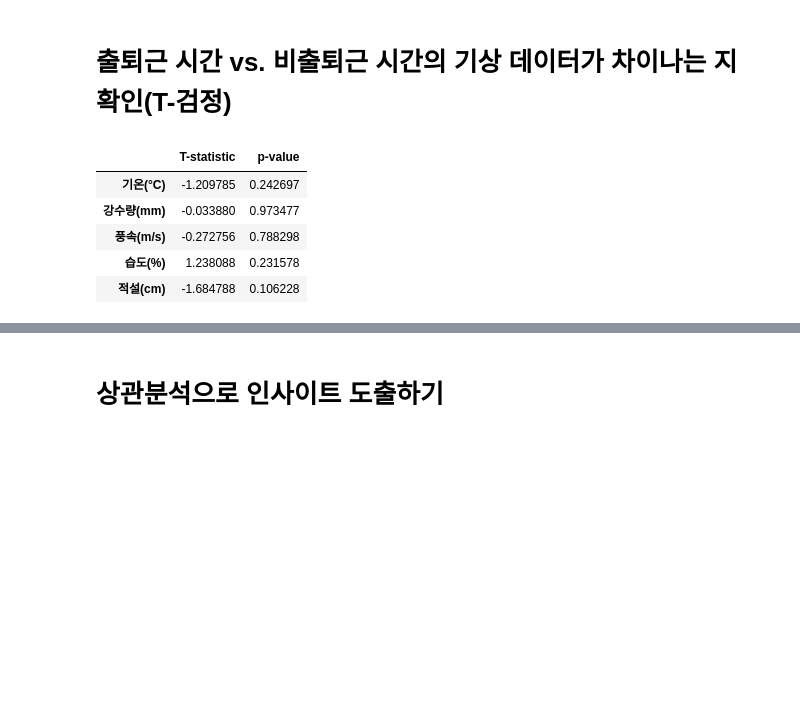
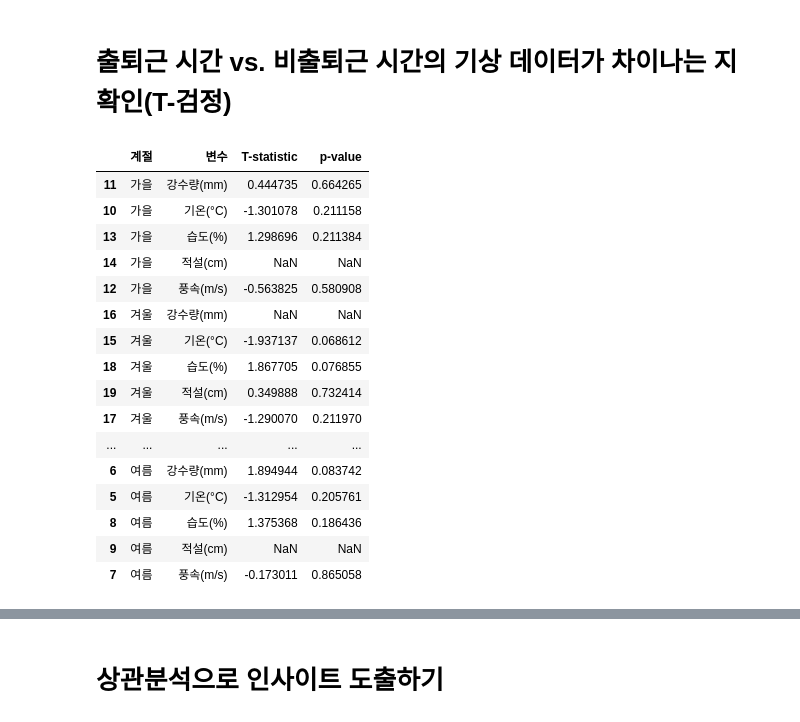
Before and after one commit to hannania7/Correlation-Analysis_toyproject, a Jupyter notebook: 데이터/코드/project.ipynb, the cells around one changed output, grey strips where cells are left out. Drawn from its saved outputs; the diff is of its cells as text; code cells hidden in the pictures; blank space fills up the shorter version.

```diff
--- a/데이터/코드/project.ipynb
+++ b/데이터/코드/project.ipynb
@@ -212,32 +181,64 @@ result_data2
 # %%
 from scipy.stats import ttest_ind
 
-# 출퇴근 시간 구분 (6~9시, 18~21시)
-result_data2['출퇴근구분'] = result_data2['승차시간구분'].apply(
-    lambda x: '출퇴근시간' if (6 <= x <= 9 or 18 <= x <= 21) else '비출퇴근시간'
-)
+# result_data1, result_data2, result_data3, result_data4를 포함한다고 가정하고 t-검정을 수행
+dataframes = [result_data1, result_data2, result_data3, result_data4]
 
-# 출퇴근 시간 vs 비출퇴근 시간의 기상 데이터 평균 비교 (기온, 강수량, 풍속, 습도, 적설)
-weather_columns = ['기온(°C)', '강수량(mm)', '풍속(m/s)', '습도(%)', '적설(cm)']
+# 결과를 저장할 리스트
+all_weather_ttest_results = []
 
-# 각 기상 변수에 대해 출퇴근과 비출퇴근 시간 비교
-weather_ttest_results = {}
+# 각 데이터프레임에 대해 t-검정 수행
+for i, df in enumerate(dataframes, start=1):
+    # 출퇴근 시간 구분
+    df['출퇴근구분'] = df['승차시간구분'].apply(
+        lambda x: '출퇴근시간' if (6 <= x <= 9 or 18 <= x <= 21) else '비출퇴근시간'
+    )
 
-for var in weather_columns:
-    commute_weather = result_data2[result_data2['출퇴근구분'] == '출퇴근시간'][var]
-    non_commute_weather = result_data2[result_data2['출퇴근구분'] == '비출퇴근시간'][var]
-    t_stat, p_val = ttest_ind(commute_weather, non_commute_weather, equal_var=False)
-    weather_ttest_results[var] = {'T-statistic': t_stat, 'p-value': p_val}
+    # 각 기상 변수에 대해 출퇴근과 비출퇴근 시간 비교 및 결과 저장
+    for var in ['기온(°C)', '강수량(mm)', '풍속(m/s)', '습도(%)', '적설(cm)']:
+        commute_weather = df[df['출퇴근구분'] == '출퇴근시간'][var]
+        non_commute_weather = df[df['출퇴근구분'] == '비출퇴근시간'][var]
+        t_stat, p_val = ttest_ind(commute_weather, non_commute_weather, equal_var=False)
 
-# 결과를 데이터프레임으로 정리
-weather_ttest_results_df = pd.DataFrame(weather_ttest_results).T
+        # 결과를 리스트에 추가
+        all_weather_ttest_results.append({
+            '계절': f'result_data{i}',
+            '변수': var,
+            'T-statistic': t_stat,
+            'p-value': p_val
+        })
+
+# 데이터프레임으로 변환
+all_weather_ttest_results_df = pd.DataFrame(all_weather_ttest_results)
+
+# 계절명을 보기 쉽게 변환
+all_weather_ttest_results_df['계절'] = all_weather_ttest_results_df['계절'].replace({
+    'result_data1': '봄',
+    'result_data2': '여름',
+    'result_data3': '가을',
+    'result_data4': '겨울'
+})
+
+# 결과를 정렬
+all_weather_ttest_results_df.sort_values(by=['계절', '변수'], inplace=True)
+
+all_weather_ttest_results_df
+# %% [output]
+|  | 계절 | 변수 | T-statistic | p-value |
+| 11 | 가을 | 강수량(mm) | 0.444735 | 0.664265 |
+| 10 | 가을 | 기온(°C) | -1.301078 | 0.211158 |
+| 13 | 가을 | 습도(%) | 1.298696 | 0.211384 |
+| 14 | 가을 | 적설(cm) | NaN | NaN |
+| 12 | 가을 | 풍속(m/s) | -0.563825 | 0.580908 |
+| 16 | 겨울 | 강수량(mm) | NaN | NaN |
+| 15 | 겨울 | 기온(°C) | -1.937137 | 0.068612 |
+| 18 | 겨울 | 습도(%) | 1.867705 | 0.076855 |
+| 19 | 겨울 | 적설(cm) | 0.349888 | 0.732414 |
+| 17 | 겨울 | 풍속(m/s) | -1.290070 | 0.211970 |
+| ... | ... | ... | ... | ... |
+| 6 | 여름 | 강수량(mm) | 1.894944 | 0.083742 |
+| 5 | 여름 | 기온(°C) | -1.312954 | 0.205761 |
+| 8 | 여름 | 습도(%) | 1.375368 | 0.186436 |
+| 9 | 여름 | 적설(cm) | NaN | NaN |
+| 7 | 여름 | 풍속(m/s) | -0.173011 | 0.865058 |
-# %%
-weather_ttest_results_df
-# %% [output]
-|  | T-statistic | p-value |
-| 기온(°C) | -1.209785 | 0.242697 |
-| 강수량(mm) | -0.033880 | 0.973477 |
-| 풍속(m/s) | -0.272756 | 0.788298 |
-| 습도(%) | 1.238088 | 0.231578 |
-| 적설(cm) | -1.684788 | 0.106228 |
 # %% [markdown]
```
Also changed, not shown: parts of 34 cells of this notebook, 4 other files.
